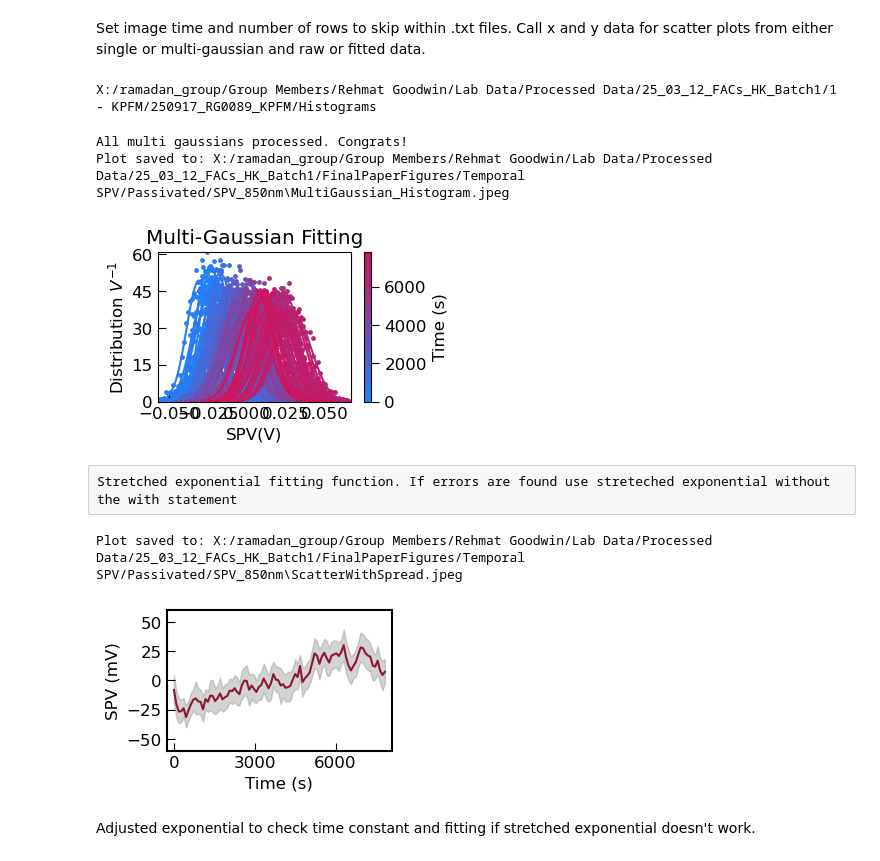
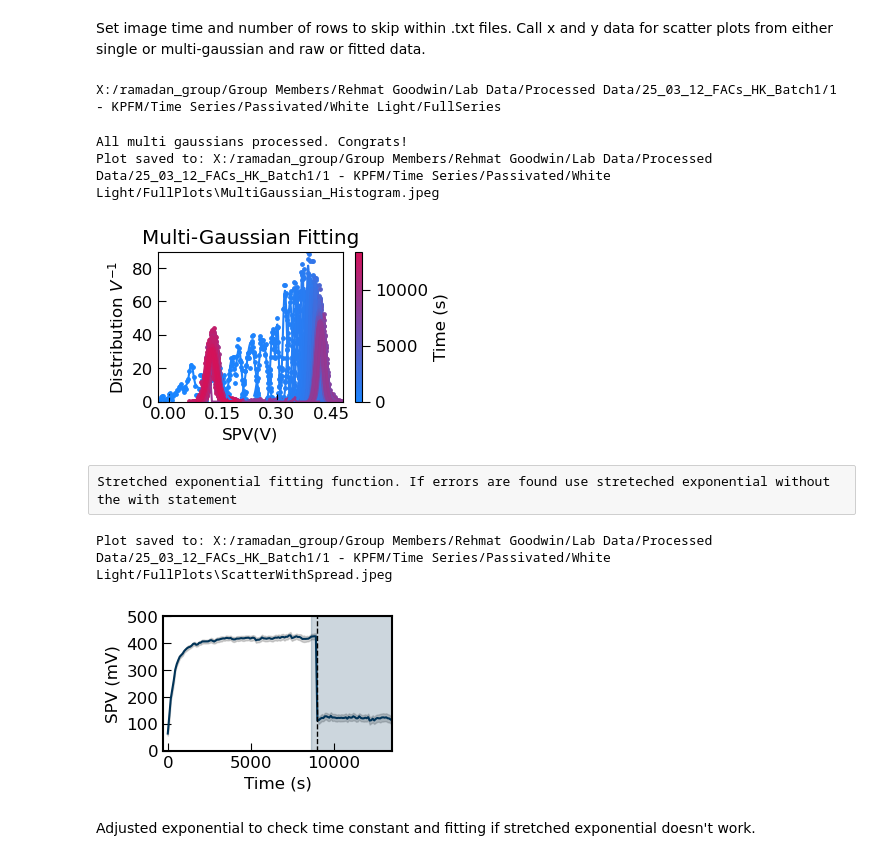
Before and after one commit to RamadanLab/KPFM_processing, a Jupyter notebook: TimeSeriesProcessing.ipynb, the cells around one changed output. Drawn from its saved outputs; the diff is of its cells as text; code cells hidden in the pictures.

```diff
--- a/TimeSeriesProcessing.ipynb
+++ b/TimeSeriesProcessing.ipynb
@@ -278,7 +278,7 @@ def multi_gaussian_folder(file_directory, rows, image_time):
     dpi_setting = 600
     figsize_x, figsize_y = (2227/dpi_setting), (1498/dpi_setting)
     tick_length = 6
-    legend_font = 12
+    #legend_font = 12
     base_font_size = 12
     scatter_size = 6
     line_width = 1.5
@@ -400,10 +400,10 @@ x_data=time_scatter #Change according to whether using single or multi gaussian
 y_data=multigaussian_peak #can change this dependant on whether you want single or multi-gaussian
 #y_data = gaussian_scatter # Good check for if there is strange behaviour from the multi-gaussian fit.
 # %% [output]
-X:/ramadan_group/Group Members/Rehmat Goodwin/Lab Data/Processed Data/25_03_12_FACs_HK_Batch1/1 - KPFM/250917_RG0089_KPFM/Histograms
+X:/ramadan_group/Group Members/Rehmat Goodwin/Lab Data/Processed Data/25_03_12_FACs_HK_Batch1/1 - KPFM/Time Series/Passivated/White Light/FullSeries
 All multi gaussians processed. Congrats!
-Plot saved to: X:/ramadan_group/Group Members/Rehmat Goodwin/Lab Data/Processed Data/25_03_12_FACs_HK_Batch1/FinalPaperFigures/Temporal SPV/Passivated/SPV_850nm\MultiGaussian_Histogram.jpeg
+Plot saved to: X:/ramadan_group/Group Members/Rehmat Goodwin/Lab Data/Processed Data/25_03_12_FACs_HK_Batch1/1 - KPFM/Time Series/Passivated/White Light/FullPlots\MultiGaussian_Histogram.jpeg
-[figure, old version]
+[figure, new version]
 # %% [raw]
 Stretched exponential fitting function. If errors are found use streteched exponential without the with statement
 # %%
@@ -432,39 +432,45 @@ ax.tick_params(axis='both',direction='in', length=tick_length)
 for axis in ['top','bottom','left','right']:
     ax.spines[axis].set_linewidth(line_width)
 plt.xlabel("Time (s)")
 plt.ylabel("SPV (mV)")
 ax.xaxis.set_major_locator(MaxNLocator(nbins=3))
 ax.yaxis.set_major_locator(MaxNLocator(nbins=5))
-plt.plot(time_scatter,multigaussian_peak_new,'-', label = 'Average SPV', color=GI_P_color, linewidth=line_width)
+plt.plot(time_scatter,multigaussian_peak_new,'-', label = 'Average SPV', color=GI_U_color, linewidth=line_width)
 plt.plot(time_scatter, multigaussian_min_new, color='#6F6F6F', linewidth=0.0001)
 plt.plot(time_scatter, multigaussian_max_new, color='#6F6F6F', linewidth=0.0001)
 plt.fill_between(time_scatter, multigaussian_min_new, multigaussian_max_new, color='#6F6F6F',
                  alpha=0.3)
 if np.max(time_scatter)> 9050:
     plt.vlines(x=image_time*100,
            ymin=0,
            ymax=500,
            linestyle = '--',
            linewidth=1,
           color = 'black',
 #          label = 'Light Off'
               )
-    recovery = [image_time*100, image_time*150]
+    #recovery = [image_time*100, image_time*150]
+    recovery = [image_time*96, image_time*150]
     plt.fill_between(recovery, 0, 500, color=GI_U_color, alpha=0.2)
 #else:
 #    print('Only single region of time series. No light off line needed')
+##For white light (all)
+ax.set_ylim(0,500)
+ax.set_xlim(-image_time*3,image_time*150)
+##For 365nm
 #ax.set_ylim(-100,200)
-ax.set_ylim(-60,60)
 #ax.set_xlim(-image_time*3,image_time*60)
-ax.set_xlim(-image_time*3,image_time*90)
+##For 850nm
+#ax.set_ylim(-60,60)
+#ax.set_xlim(-image_time*3,image_time*90)
 #uncomment for saving figures
 fig=plt.gcf()
 plt.tight_layout()
 save_plot_to_folder(fig, save_path,filename='ScatterWithSpread.jpeg')
 plt.show()
 # %% [output]
-Plot saved to: X:/ramadan_group/Group Members/Rehmat Goodwin/Lab Data/Processed Data/25_03_12_FACs_HK_Batch1/FinalPaperFigures/Temporal SPV/Passivated/SPV_850nm\ScatterWithSpread.jpeg
+Plot saved to: X:/ramadan_group/Group Members/Rehmat Goodwin/Lab Data/Processed Data/25_03_12_FACs_HK_Batch1/1 - KPFM/Time Series/Passivated/White Light/FullPlots\ScatterWithSpread.jpeg
-[figure, old version]
+[figure, new version]
 # %%
 #Stretched exponential fitting function:
 
```
Also changed, not shown: parts of 3 cells of this notebook, 1 other file.
